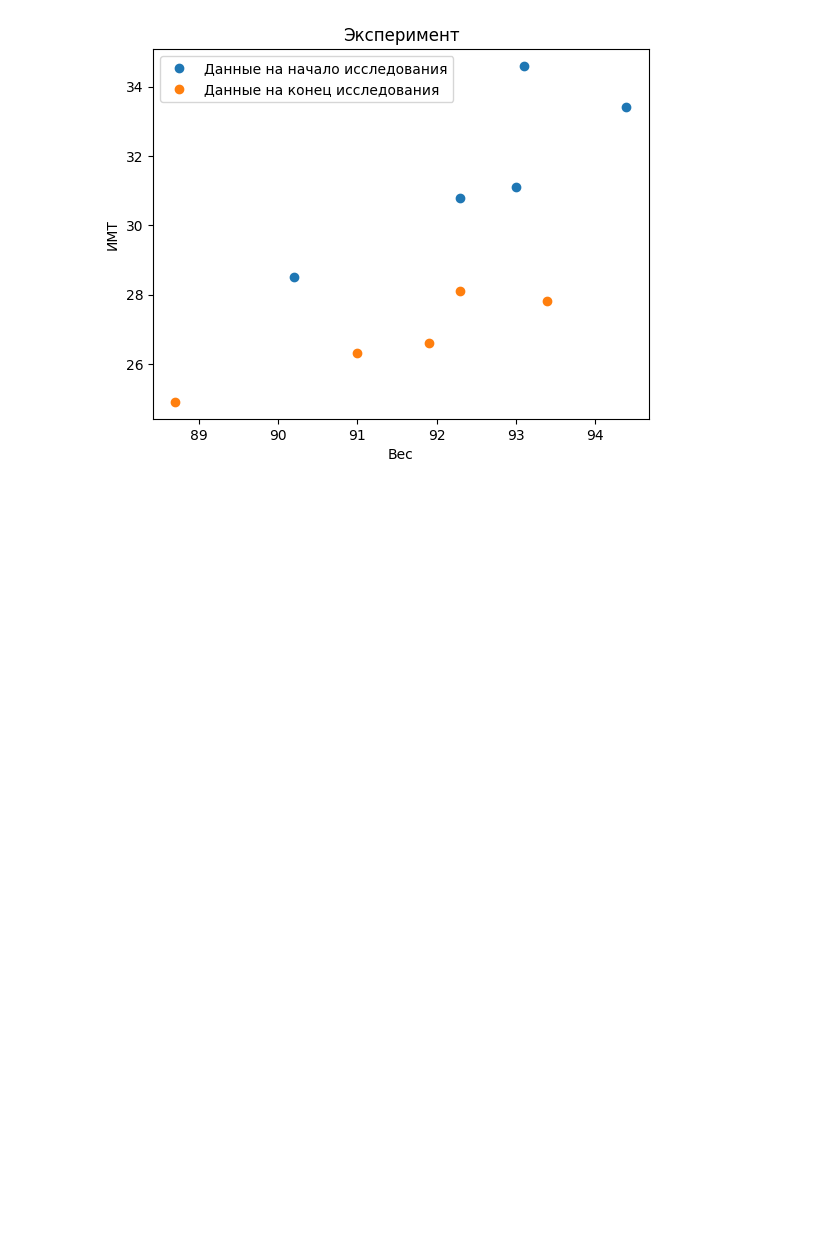
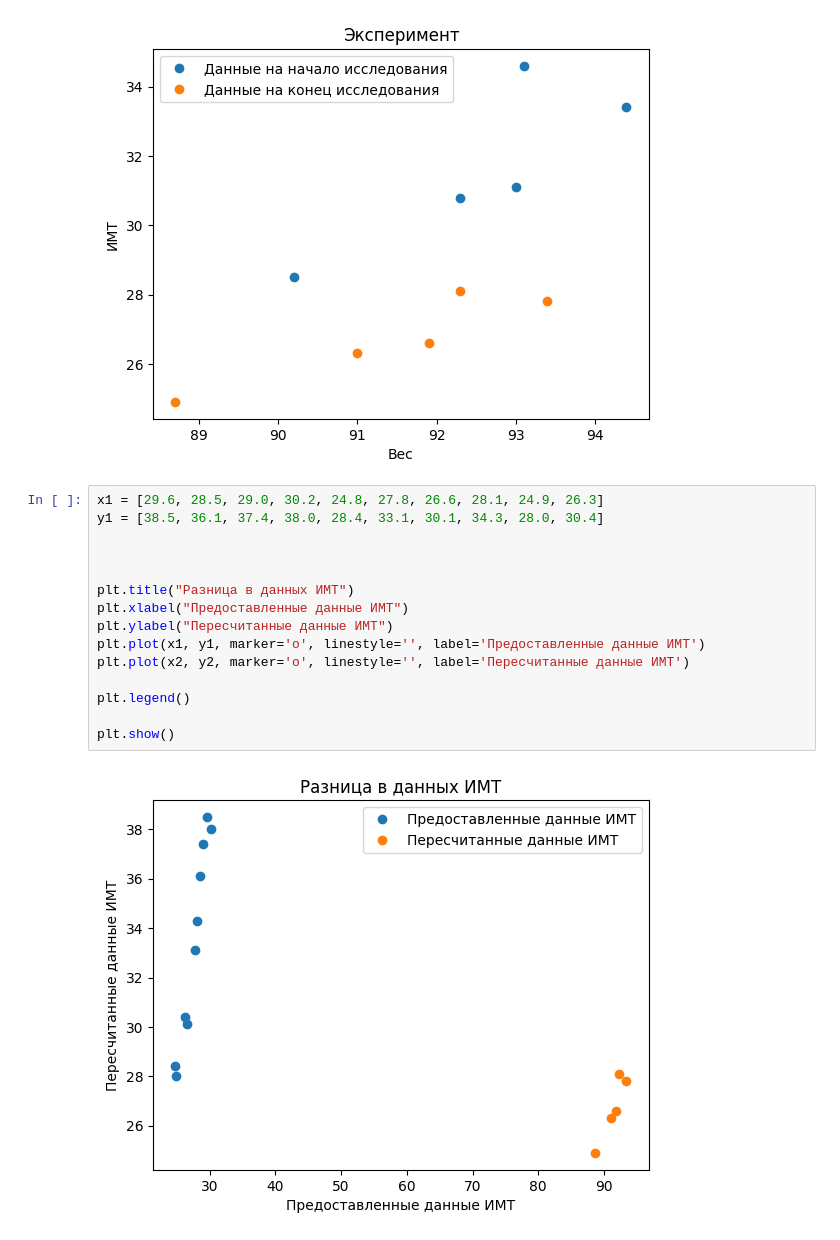
Before and after one commit to RotechkaPytona/DataScience, a Jupyter notebook: Untitled1.ipynb, the cells around one changed output. Drawn from its saved outputs; the diff is of its cells as text; blank space fills up the shorter version.

```diff
--- a/Untitled1.ipynb
+++ b/Untitled1.ipynb
@@ -38,3 +38,20 @@ plt.legend()
 plt.show()
 # %% [output]
 [figure]
+# %%
+x1 = [29.6, 28.5, 29.0, 30.2, 24.8, 27.8, 26.6, 28.1, 24.9, 26.3]
+y1 = [38.5, 36.1, 37.4, 38.0, 28.4, 33.1, 30.1, 34.3, 28.0, 30.4]
+
+
+
+plt.title("Разница в данных ИМТ")
+plt.xlabel("Предоставленные данные ИМТ")
+plt.ylabel("Пересчитанные данные ИМТ")
+plt.plot(x1, y1, marker='o', linestyle='', label='Предоставленные данные ИМТ')
+plt.plot(x2, y2, marker='o', linestyle='', label='Пересчитанные данные ИМТ')
+
+plt.legend()
+
+plt.show()
+# %% [output]
+[figure, added]
```
